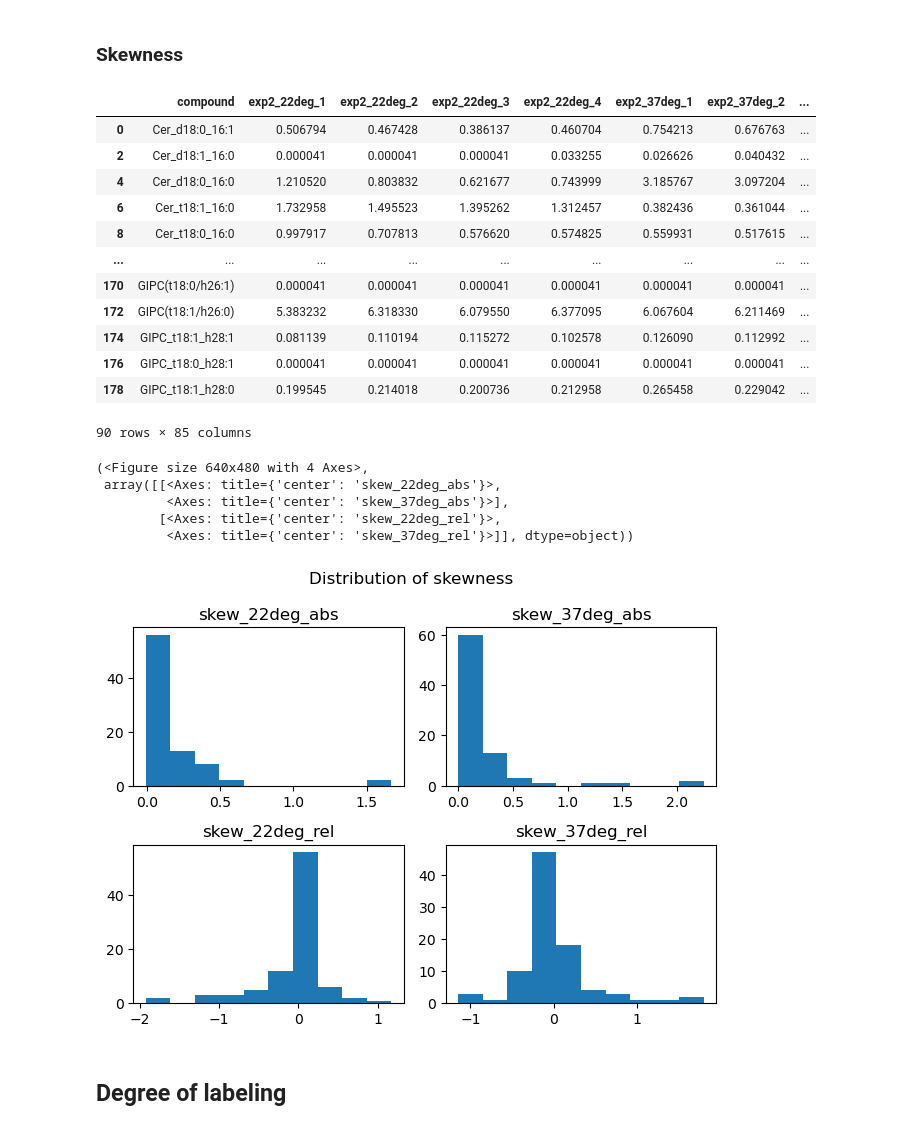
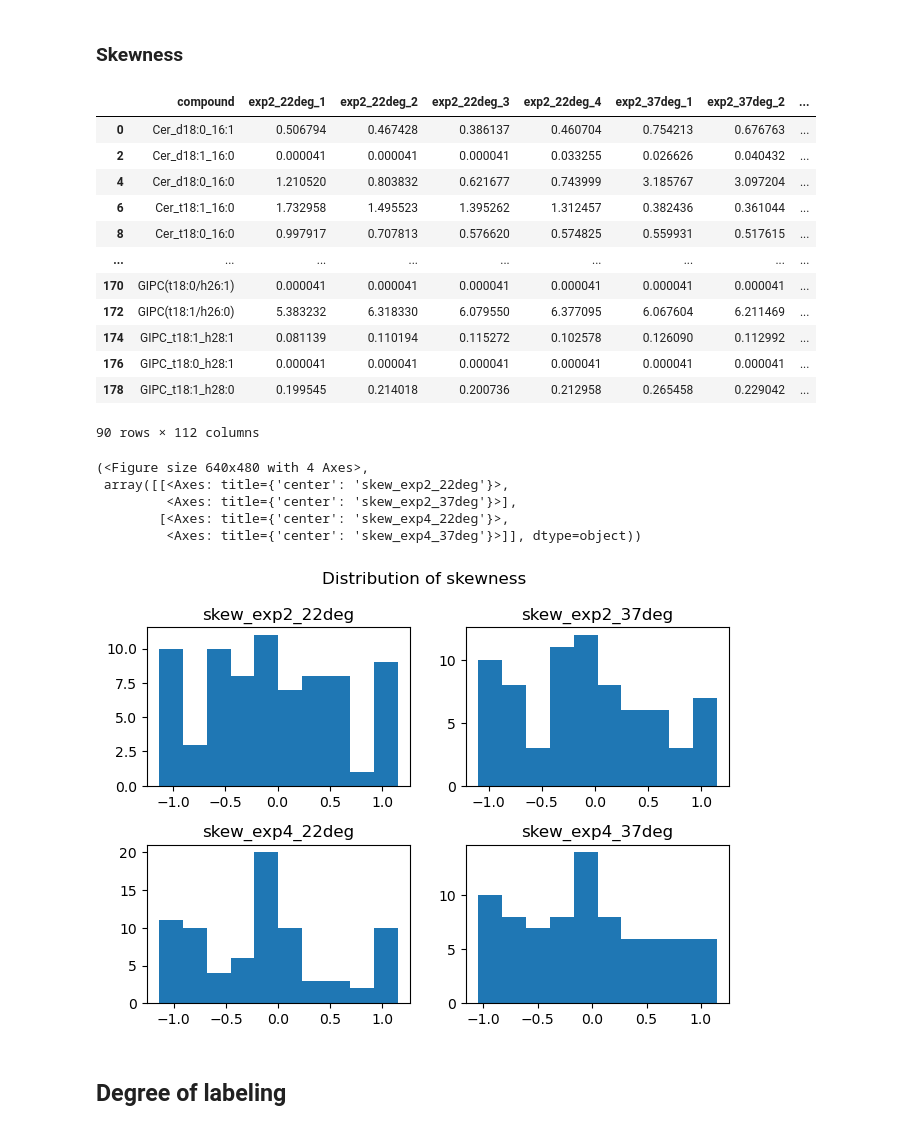
Before and after one commit to janniswi00/sphingo_modelling, a Jupyter notebook: code/analysis.ipynb, the cells around one changed output. Drawn from its saved outputs; the diff is of its cells as text; code cells hidden in the pictures.

Commit message:
skewness of added values

```diff
--- a/code/analysis.ipynb
+++ b/code/analysis.ipynb
@@ -322,7 +322,7 @@ for i, exp in enumerate(["exp2", "exp4"]):
     for _,r in down.iterrows():
         texts.append(axs[i].text(x=r['log2_fc'],y=-np.log10(r['p_val_adj']),s=r["compounds"], fontsize=8))
 
-    adjust_text(texts, ax=axs[i], arrowprops=dict(arrowstyle="-", color='black', lw=1),
+    adjust_text(texts, ax=axs[i], arrowprops=dict(arrowstyle="->", color='black', lw=0.5),
                 expand_points=(1.2,1.2),
                 expand_text=(1.2,1.2),
                 force_points=0.5,
@@ -346,10 +345,10 @@ Looks like you are using a tranform that doesn't support FancyArrowPatch, using
 # %% [markdown]
 ### Skewness
 # %%
-df["skew_22deg_abs"] = [skew(df.filter(regex=r".*_22deg_\d+$").values[i]) for i in range(len(df))]
-df["skew_37deg_abs"] = [skew(df.filter(regex=r".*_37deg_\d+$").values[i]) for i in range(len(df))]
-df["skew_22deg_rel"] = [skew(df.filter(regex=r".*_22deg_\d+_rel$").values[i]) for i in range(len(df))]
-df["skew_37deg_rel"] = [skew(df.filter(regex=r".*_37deg_\d+_rel$").values[i]) for i in range(len(df))]
+df["skew_exp2_22deg"] = [skew(df.filter(regex=r".*sum_exp2_22deg_\d+$").values[i]) for i in range(len(df))]
+df["skew_exp2_37deg"] = [skew(df.filter(regex=r".*sum_exp2_37deg_\d+$").values[i]) for i in range(len(df))]
+df["skew_exp4_22deg"] = [skew(df.filter(regex=r".*sum_exp4_22deg_\d+$").values[i]) for i in range(len(df))]
+df["skew_exp4_37deg"] = [skew(df.filter(regex=r".*sum_exp4_37deg_\d+$").values[i]) for i in range(len(df))]
 df
 # %% [output]
 |  | compound | exp2_22deg_1 | exp2_22deg_2 | exp2_22deg_3 | exp2_22deg_4 | exp2_37deg_1 | exp2_37deg_2 | ... |
@@ -364,16 +363,16 @@ df
 | 174 | GIPC_t18:1_h28:1 | 0.081139 | 0.110194 | 0.115272 | 0.102578 | 0.126090 | 0.112992 | ... |
 | 176 | GIPC_t18:0_h28:1 | 0.000041 | 0.000041 | 0.000041 | 0.000041 | 0.000041 | 0.000041 | ... |
 | 178 | GIPC_t18:1_h28:0 | 0.199545 | 0.214018 | 0.200736 | 0.212958 | 0.265458 | 0.229042 | ... |
-90 rows × 85 columns
+90 rows × 112 columns
 # %%
-plot(2, 2, "Distribution of skewness", df, [["skew_22deg_abs", "skew_37deg_abs"], ["skew_22deg_rel", "skew_37deg_rel"]])
+plot(2, 2, "Distribution of skewness", df, [["skew_exp2_22deg", "skew_exp2_37deg"], ["skew_exp4_22deg", "skew_exp4_37deg"]], 10)
 # %% [output]
 (<Figure size 640x480 with 4 Axes>,
- array([[<Axes: title={'center': 'skew_22deg_abs'}>,
-         <Axes: title={'center': 'skew_37deg_abs'}>],
-        [<Axes: title={'center': 'skew_22deg_rel'}>,
-         <Axes: title={'center': 'skew_37deg_rel'}>]], dtype=object))
+ array([[<Axes: title={'center': 'skew_exp2_22deg'}>,
+         <Axes: title={'center': 'skew_exp2_37deg'}>],
+        [<Axes: title={'center': 'skew_exp4_22deg'}>,
+         <Axes: title={'center': 'skew_exp4_37deg'}>]], dtype=object))
-[figure, old version]
+[figure, new version]
 # %% [markdown]
 ## Degree of labeling
 # %%
```
Also changed, not shown: parts of 1 cell of this notebook.
